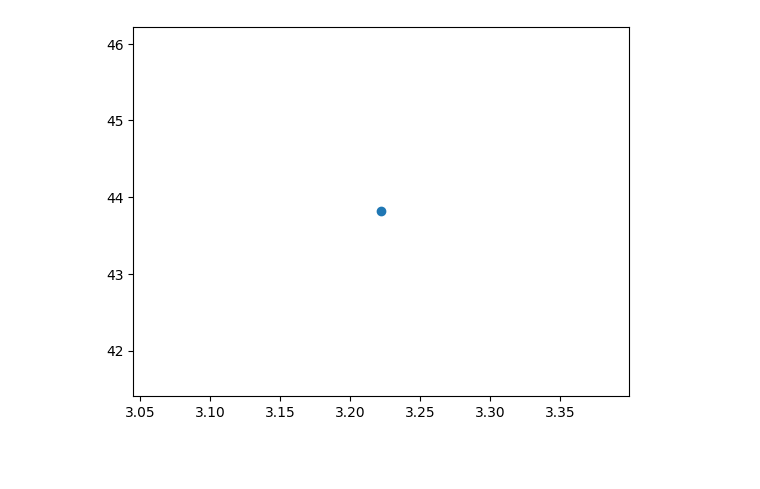
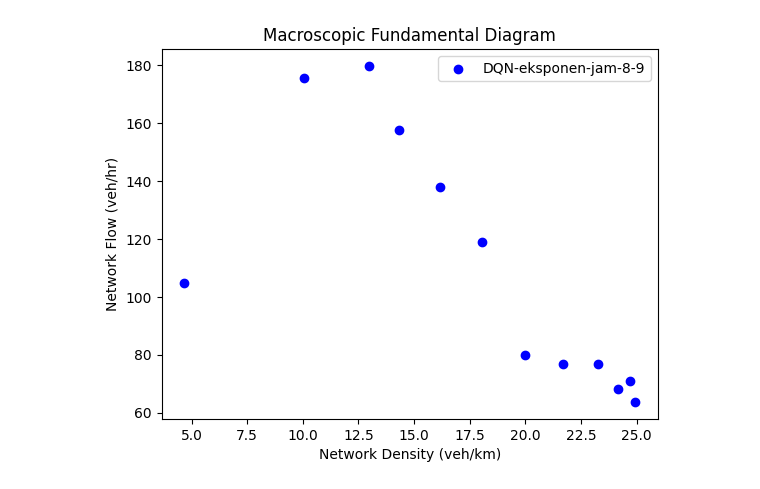
Before and after one commit to Adityarmn/Python-Portfolio, a Jupyter notebook: data.ipynb, the cells around one changed output. Saved outputs shown, nothing was run; the diff lists cells and outputs as text; code cells hidden in the pictures; blank space fills up the shorter version.

```diff
--- a/data.ipynb
+++ b/data.ipynb
@@ -143,7 +166,12 @@ Kn
 # %%
 import matplotlib.pyplot as plt
-# %%
-plt.plot(Kn, Qn, 'o')
-plt.show()
-# %% [output]
-[figure, removed]
+# %%
+plt.scatter(Kn, Qn, color='blue',marker='o',label='DQN-eksponen-jam-8-9')
+plt.title('Macroscopic Fundamental Diagram')
+plt.xlabel('Network Density (veh/km)')
+plt.ylabel('Network Flow (veh/hr)')
+plt.legend(loc='upper right', frameon=True)
+plt.show()
+plt.show()
+# %% [output]
+[figure, added]
```
Also changed, not shown: parts of 4 cells of this notebook, 5 other files.
